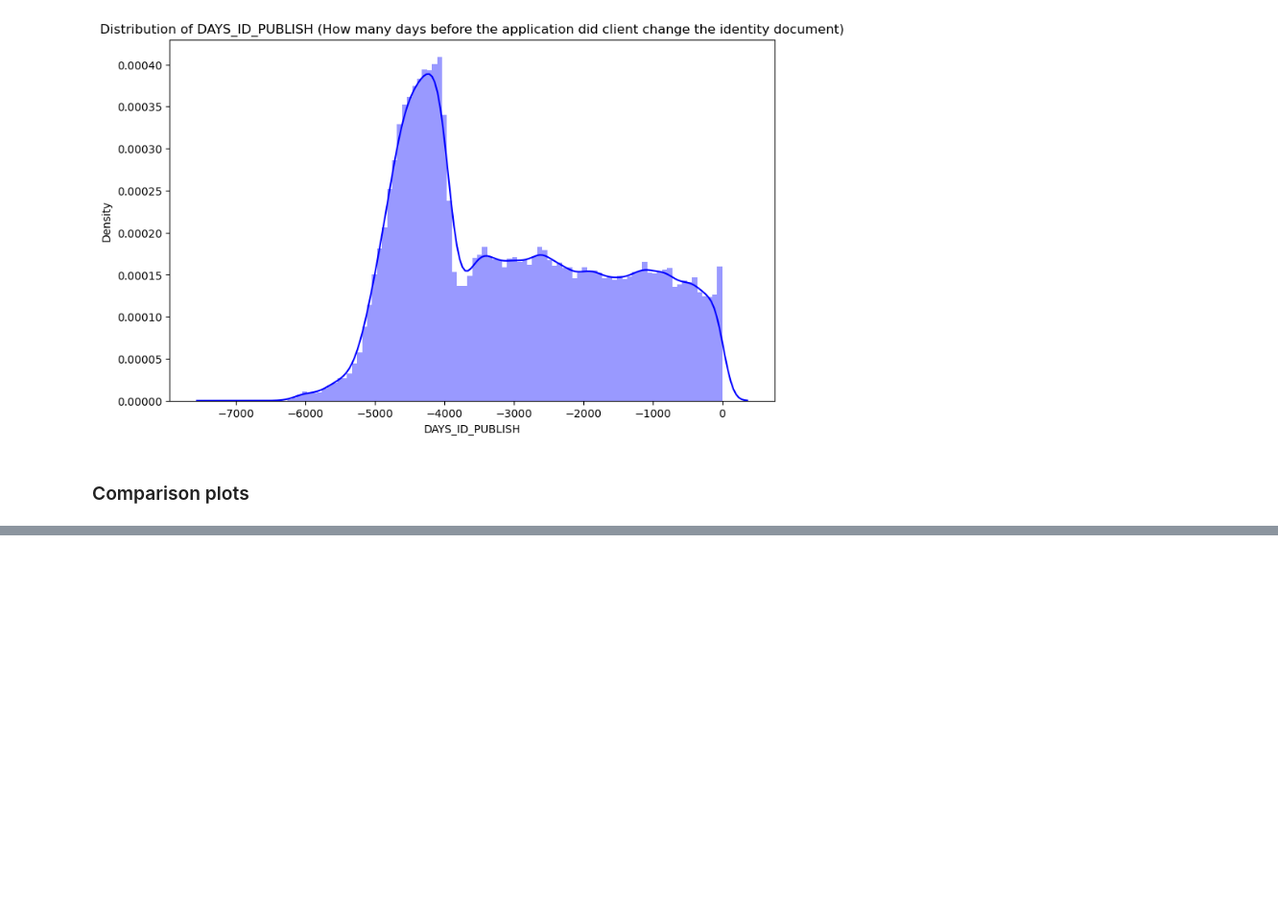
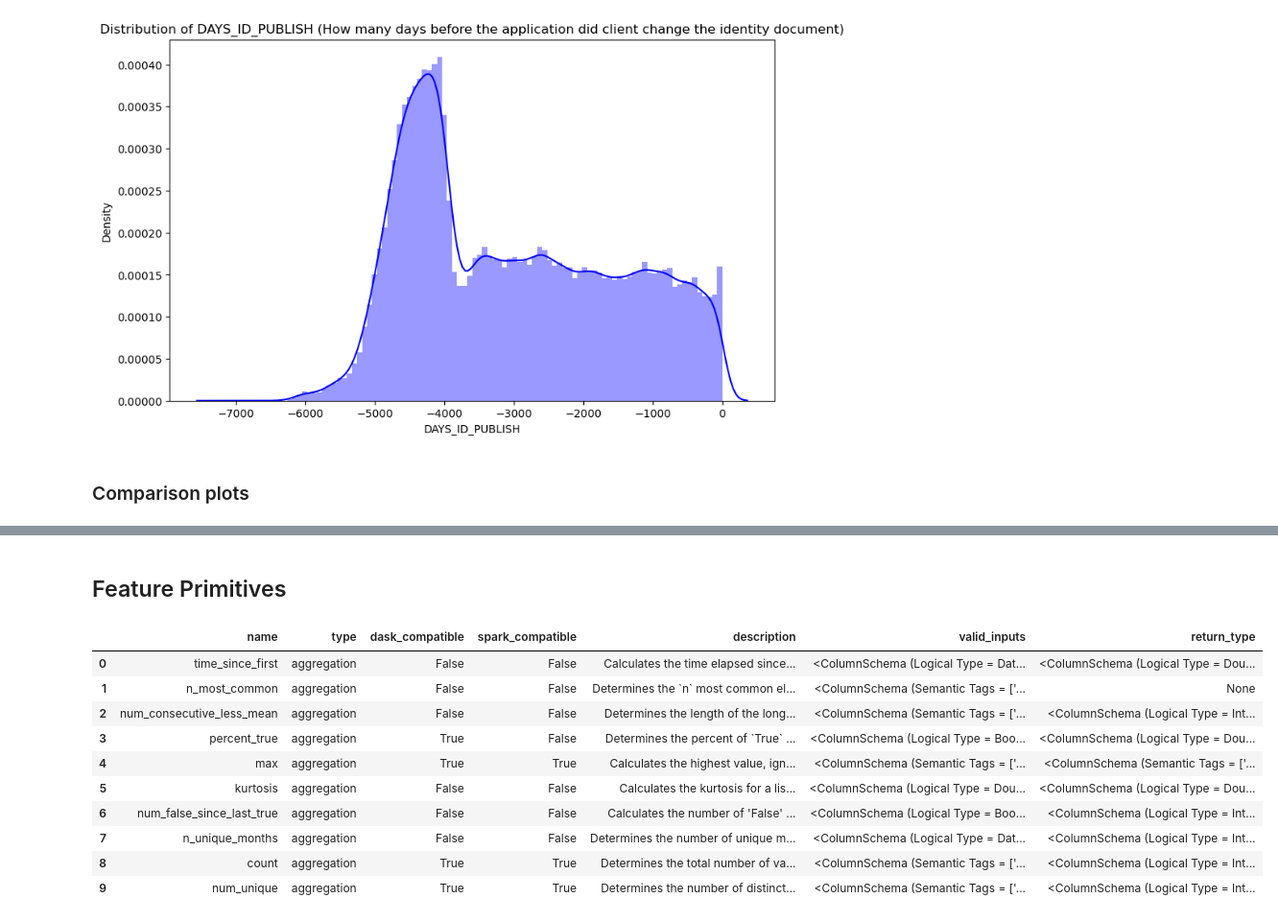
Before and after one commit to alexbarsan944/CreditDefaultRisk, a Jupyter notebook: main.ipynb, the cells around one changed output, grey strips where cells are left out. Shown: that part at 96% size. Drawn from its saved outputs; the diff is of its cells as text; code cells hidden in the pictures; blank space fills up the shorter version.

```diff
--- a/main.ipynb
+++ b/main.ipynb
@@ -578,0 +727,18 @@ plot_distribution_comp(var, nrow=4)
+# %% [markdown]
+## Feature Primitives
+# %%
+primitives = ft.list_primitives()
+pd.options.display.max_colwidth = 100
+primitives[primitives['type'] == 'aggregation'].head(10)
+# %% [output]
+|  | name | type | dask_compatible | spark_compatible | description | valid_inputs | return_type |
+| 0 | time_since_first | aggregation | False | False | Calculates the time elapsed since... | <ColumnSchema (Logical Type = Dat... | <ColumnSchema (Logical Type = Dou... |
+| 1 | n_most_common | aggregation | False | False | Determines the `n` most common el... | <ColumnSchema (Semantic Tags = ['... | None |
+| 2 | num_consecutive_less_mean | aggregation | False | False | Determines the length of the long... | <ColumnSchema (Semantic Tags = ['... | <ColumnSchema (Logical Type = Int... |
+| 3 | percent_true | aggregation | True | False | Determines the percent of `True` ... | <ColumnSchema (Logical Type = Boo... | <ColumnSchema (Logical Type = Dou... |
+| 4 | max | aggregation | True | True | Calculates the highest value, ign... | <ColumnSchema (Semantic Tags = ['... | <ColumnSchema (Semantic Tags = ['... |
+| 5 | kurtosis | aggregation | False | False | Calculates the kurtosis for a lis... | <ColumnSchema (Logical Type = Dou... | <ColumnSchema (Logical Type = Dou... |
+| 6 | num_false_since_last_true | aggregation | False | False | Calculates the number of 'False' ... | <ColumnSchema (Logical Type = Boo... | <ColumnSchema (Logical Type = Int... |
+| 7 | n_unique_months | aggregation | False | False | Determines the number of unique m... | <ColumnSchema (Logical Type = Dat... | <ColumnSchema (Logical Type = Int... |
+| 8 | count | aggregation | True | True | Determines the total number of va... | <ColumnSchema (Semantic Tags = ['... | <ColumnSchema (Logical Type = Int... |
+| 9 | num_unique | aggregation | True | True | Determines the number of distinct... | <ColumnSchema (Semantic Tags = ['... | <ColumnSchema (Logical Type = Int... |
```
Also changed, not shown: parts of 27 cells of this notebook.
